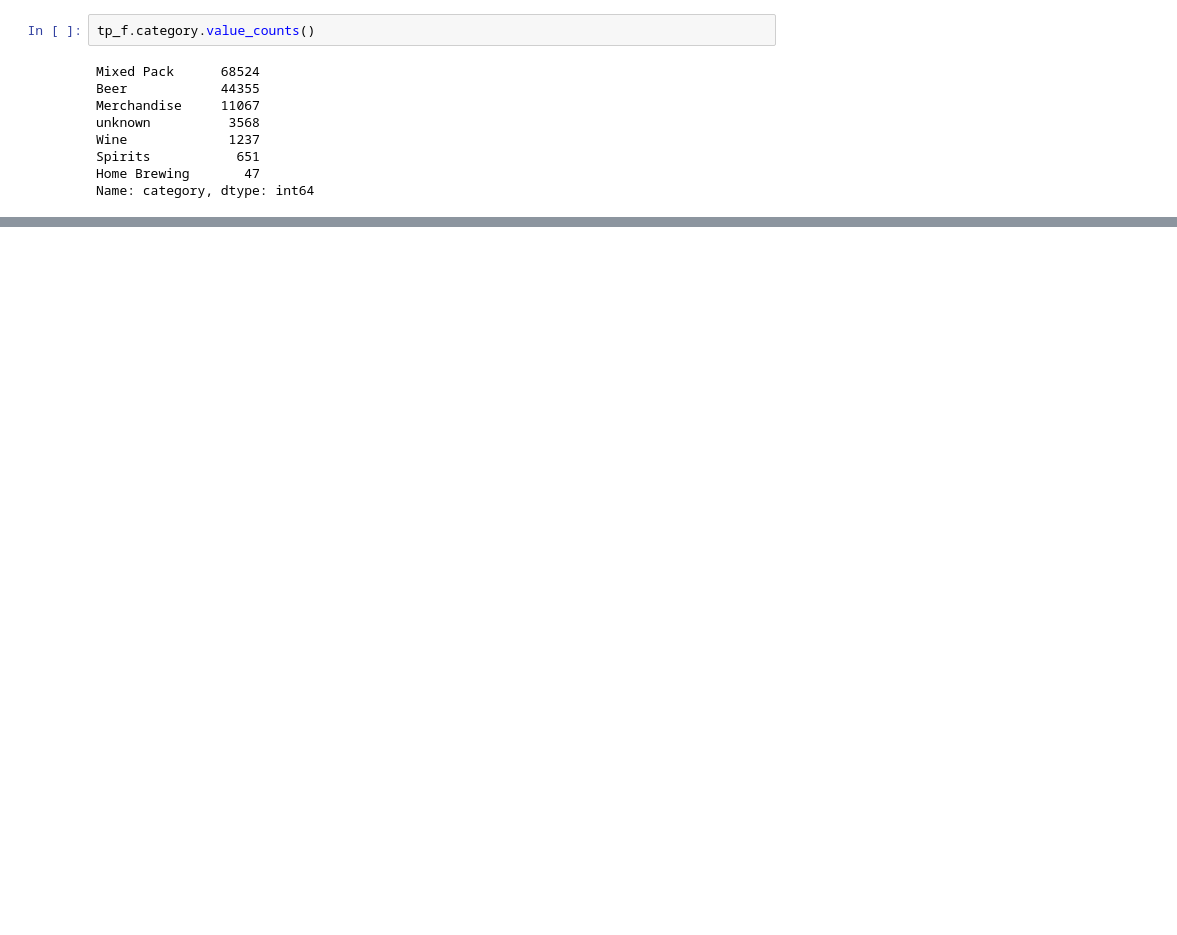
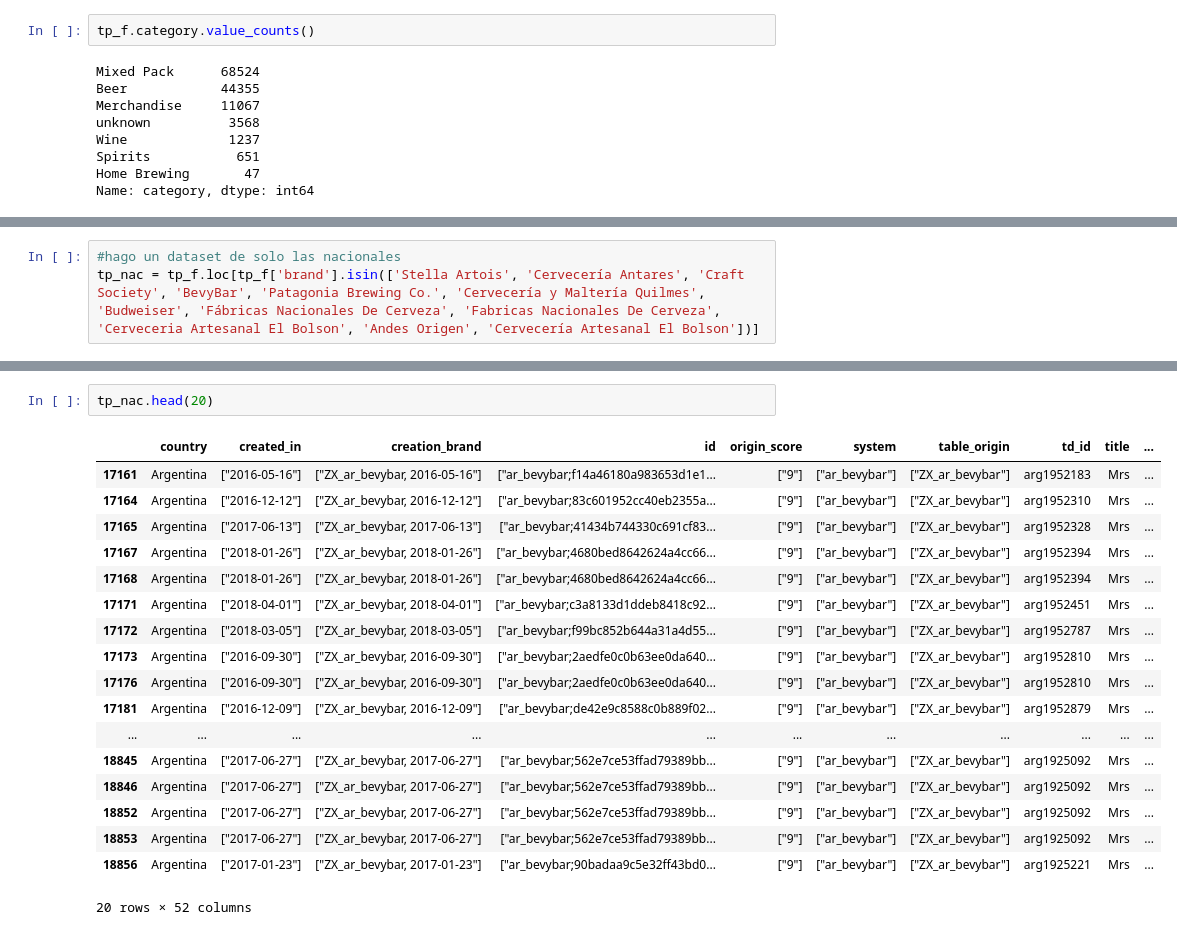
Before and after one commit to AgustinVelurtas/grupo13_clusterai, a Jupyter notebook: tp_grupo13.ipynb, the cells around one changed output, grey strips where cells are left out. Cells and saved outputs as stored; diff of their text form; blank space fills up the shorter version.

```diff
--- a/tp_grupo13.ipynb
+++ b/tp_grupo13.ipynb
@@ -255,0 +252,3 @@ Name: order_status, dtype: int64
+# %%
+#hago un dataset de solo las nacionales
+tp_nac = tp_f.loc[tp_f['brand'].isin(['Stella Artois', 'Cervecería Antares', 'Craft Society', 'BevyBar', 'Patagonia Brewing Co.', 'Cervecería y Maltería Quilmes', 'Budweiser', 'Fábricas Nacionales De Cerveza', 'Fabricas Nacionales De Cerveza', 'Cerveceria Artesanal El Bolson', 'Andes Origen', 'Cervecería Artesanal El Bolson'])]
@@ -255,0 +264,21 @@ Name: order_status, dtype: int64
+# %%
+tp_nac.head(20)
+# %% [output]
+|  | country | created_in | creation_brand | id | origin_score | system | table_origin | td_id | title | ... |
+| 17161 | Argentina | ["2016-05-16"] | ["ZX_ar_bevybar, 2016-05-16"] | ["ar_bevybar;f14a46180a983653d1e1... | ["9"] | ["ar_bevybar"] | ["ZX_ar_bevybar"] | arg1952183 | Mrs | ... |
+| 17164 | Argentina | ["2016-12-12"] | ["ZX_ar_bevybar, 2016-12-12"] | ["ar_bevybar;83c601952cc40eb2355a... | ["9"] | ["ar_bevybar"] | ["ZX_ar_bevybar"] | arg1952310 | Mrs | ... |
+| 17165 | Argentina | ["2017-06-13"] | ["ZX_ar_bevybar, 2017-06-13"] | ["ar_bevybar;41434b744330c691cf83... | ["9"] | ["ar_bevybar"] | ["ZX_ar_bevybar"] | arg1952328 | Mrs | ... |
+| 17167 | Argentina | ["2018-01-26"] | ["ZX_ar_bevybar, 2018-01-26"] | ["ar_bevybar;4680bed8642624a4cc66... | ["9"] | ["ar_bevybar"] | ["ZX_ar_bevybar"] | arg1952394 | Mrs | ... |
+| 17168 | Argentina | ["2018-01-26"] | ["ZX_ar_bevybar, 2018-01-26"] | ["ar_bevybar;4680bed8642624a4cc66... | ["9"] | ["ar_bevybar"] | ["ZX_ar_bevybar"] | arg1952394 | Mrs | ... |
+| 17171 | Argentina | ["2018-04-01"] | ["ZX_ar_bevybar, 2018-04-01"] | ["ar_bevybar;c3a8133d1ddeb8418c92... | ["9"] | ["ar_bevybar"] | ["ZX_ar_bevybar"] | arg1952451 | Mrs | ... |
+| 17172 | Argentina | ["2018-03-05"] | ["ZX_ar_bevybar, 2018-03-05"] | ["ar_bevybar;f99bc852b644a31a4d55... | ["9"] | ["ar_bevybar"] | ["ZX_ar_bevybar"] | arg1952787 | Mrs | ... |
+| 17173 | Argentina | ["2016-09-30"] | ["ZX_ar_bevybar, 2016-09-30"] | ["ar_bevybar;2aedfe0c0b63ee0da640... | ["9"] | ["ar_bevybar"] | ["ZX_ar_bevybar"] | arg1952810 | Mrs | ... |
+| 17176 | Argentina | ["2016-09-30"] | ["ZX_ar_bevybar, 2016-09-30"] | ["ar_bevybar;2aedfe0c0b63ee0da640... | ["9"] | ["ar_bevybar"] | ["ZX_ar_bevybar"] | arg1952810 | Mrs | ... |
+| 17181 | Argentina | ["2016-12-09"] | ["ZX_ar_bevybar, 2016-12-09"] | ["ar_bevybar;de42e9c8588c0b889f02... | ["9"] | ["ar_bevybar"] | ["ZX_ar_bevybar"] | arg1952879 | Mrs | ... |
+| ... | ... | ... | ... | ... | ... | ... | ... | ... | ... | ... |
+| 18845 | Argentina | ["2017-06-27"] | ["ZX_ar_bevybar, 2017-06-27"] | ["ar_bevybar;562e7ce53ffad79389bb... | ["9"] | ["ar_bevybar"] | ["ZX_ar_bevybar"] | arg1925092 | Mrs | ... |
+| 18846 | Argentina | ["2017-06-27"] | ["ZX_ar_bevybar, 2017-06-27"] | ["ar_bevybar;562e7ce53ffad79389bb... | ["9"] | ["ar_bevybar"] | ["ZX_ar_bevybar"] | arg1925092 | Mrs | ... |
+| 18852 | Argentina | ["2017-06-27"] | ["ZX_ar_bevybar, 2017-06-27"] | ["ar_bevybar;562e7ce53ffad79389bb... | ["9"] | ["ar_bevybar"] | ["ZX_ar_bevybar"] | arg1925092 | Mrs | ... |
+| 18853 | Argentina | ["2017-06-27"] | ["ZX_ar_bevybar, 2017-06-27"] | ["ar_bevybar;562e7ce53ffad79389bb... | ["9"] | ["ar_bevybar"] | ["ZX_ar_bevybar"] | arg1925092 | Mrs | ... |
+| 18856 | Argentina | ["2017-01-23"] | ["ZX_ar_bevybar, 2017-01-23"] | ["ar_bevybar;90badaa9c5e32ff43bd0... | ["9"] | ["ar_bevybar"] | ["ZX_ar_bevybar"] | arg1925221 | Mrs | ... |
+20 rows × 52 columns
```
Also changed, not shown: parts of 25 cells of this notebook.
